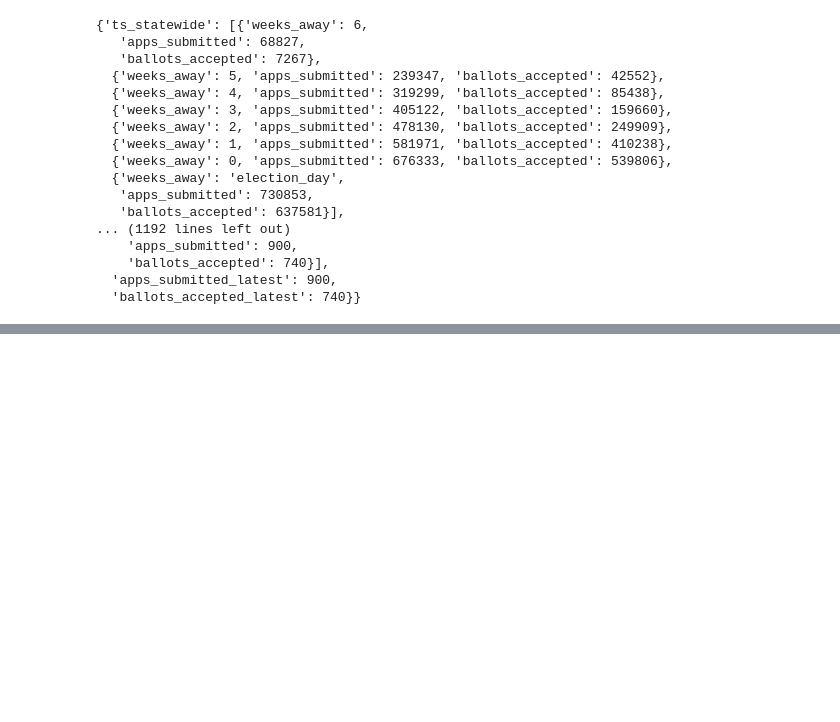
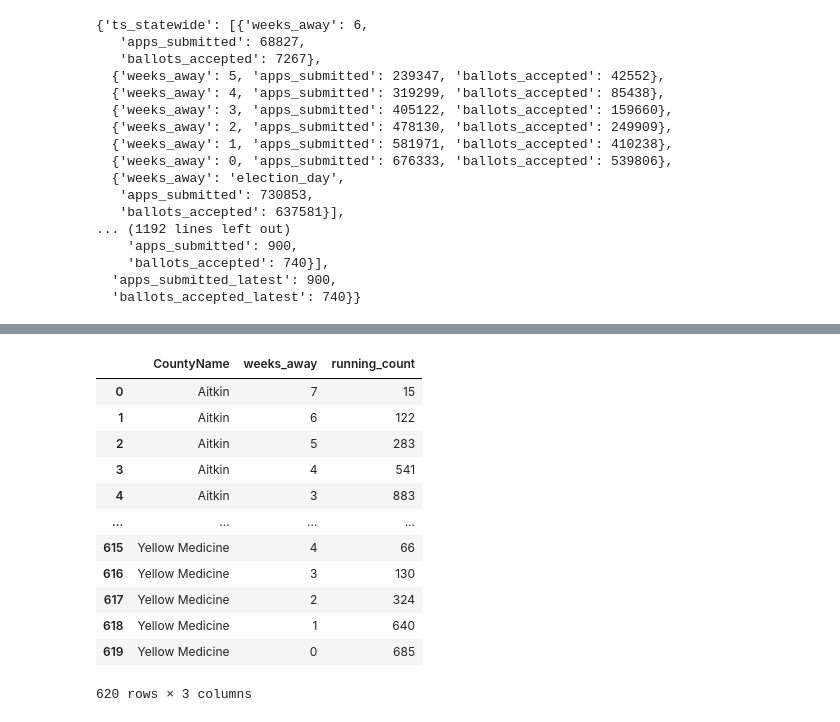
Before and after one commit to striblab/20200923-vote-tracking, a Jupyter notebook: src/scraper/reshape_historical_data.ipynb, the cells around one changed output, grey strips where cells are left out. Cells and saved outputs as stored; diff of their text form; code cells hidden in the pictures; blank space fills up the shorter version.

```diff
--- a/src/scraper/reshape_historical_data.ipynb
+++ b/src/scraper/reshape_historical_data.ipynb
@@ -149,0 +223,22 @@ with open('json/county-list-2018.json', 'w') as json_2018:
+# %%
+county_week_totals_2016 = voter_file_2016_filtered[
+    ['RecordId', 'CountyName', 'weeks_away']
+].groupby([
+    'CountyName', 'weeks_away'
+]).agg('count').sort_values(['CountyName', 'weeks_away'], ascending=[True, False]).groupby(level=0).cumsum().reset_index()
+county_week_totals_2016.rename(columns={'RecordId': 'running_count'}, inplace=True)
+county_week_totals_2016
+# %% [output]
+|  | CountyName | weeks_away | running_count |
+| 0 | Aitkin | 7 | 15 |
+| 1 | Aitkin | 6 | 122 |
+| 2 | Aitkin | 5 | 283 |
+| 3 | Aitkin | 4 | 541 |
+| 4 | Aitkin | 3 | 883 |
+| ... | ... | ... | ... |
+| 615 | Yellow Medicine | 4 | 66 |
+| 616 | Yellow Medicine | 3 | 130 |
+| 617 | Yellow Medicine | 2 | 324 |
+| 618 | Yellow Medicine | 1 | 640 |
+| 619 | Yellow Medicine | 0 | 685 |
+620 rows × 3 columns
```
Also changed, not shown: parts of 15 cells of this notebook, 3 other files.
